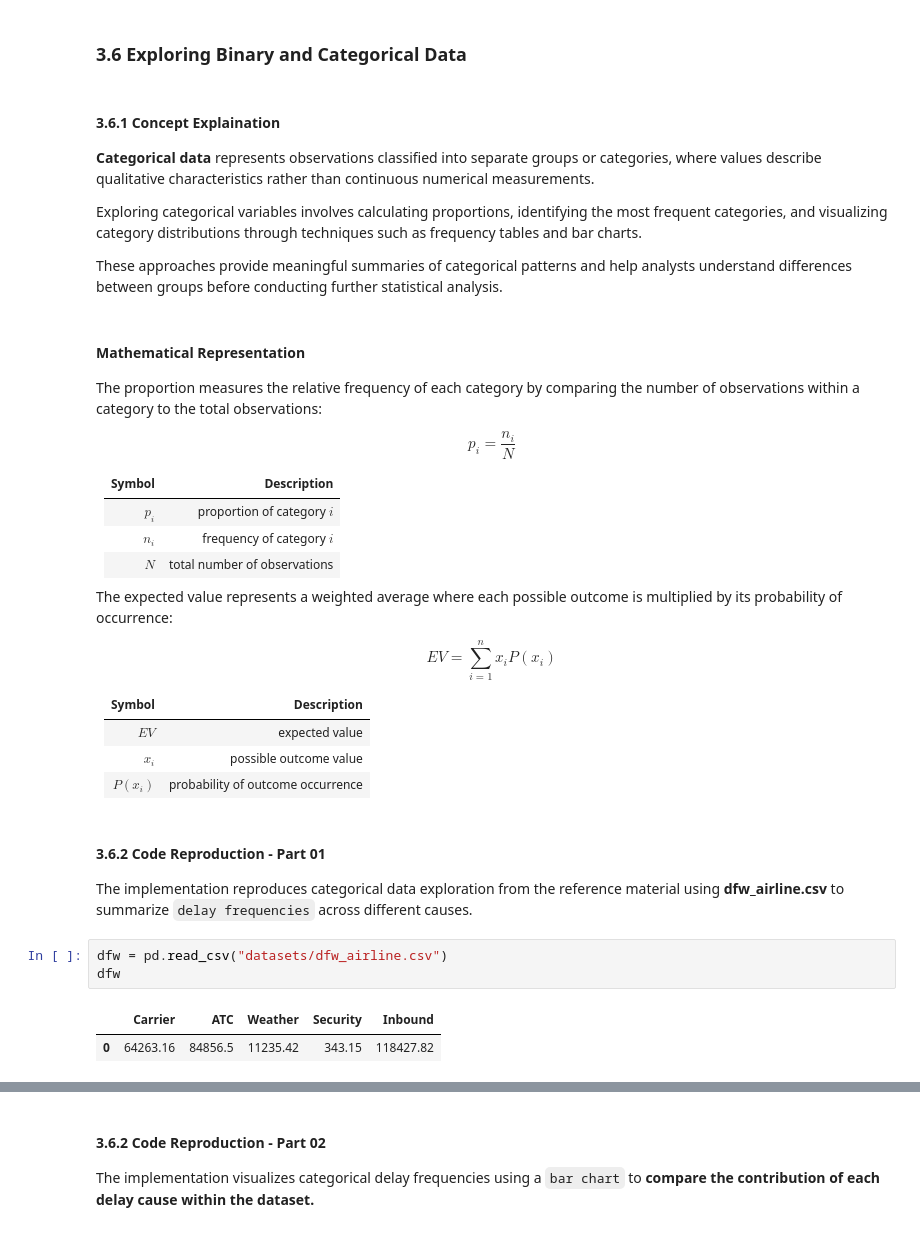
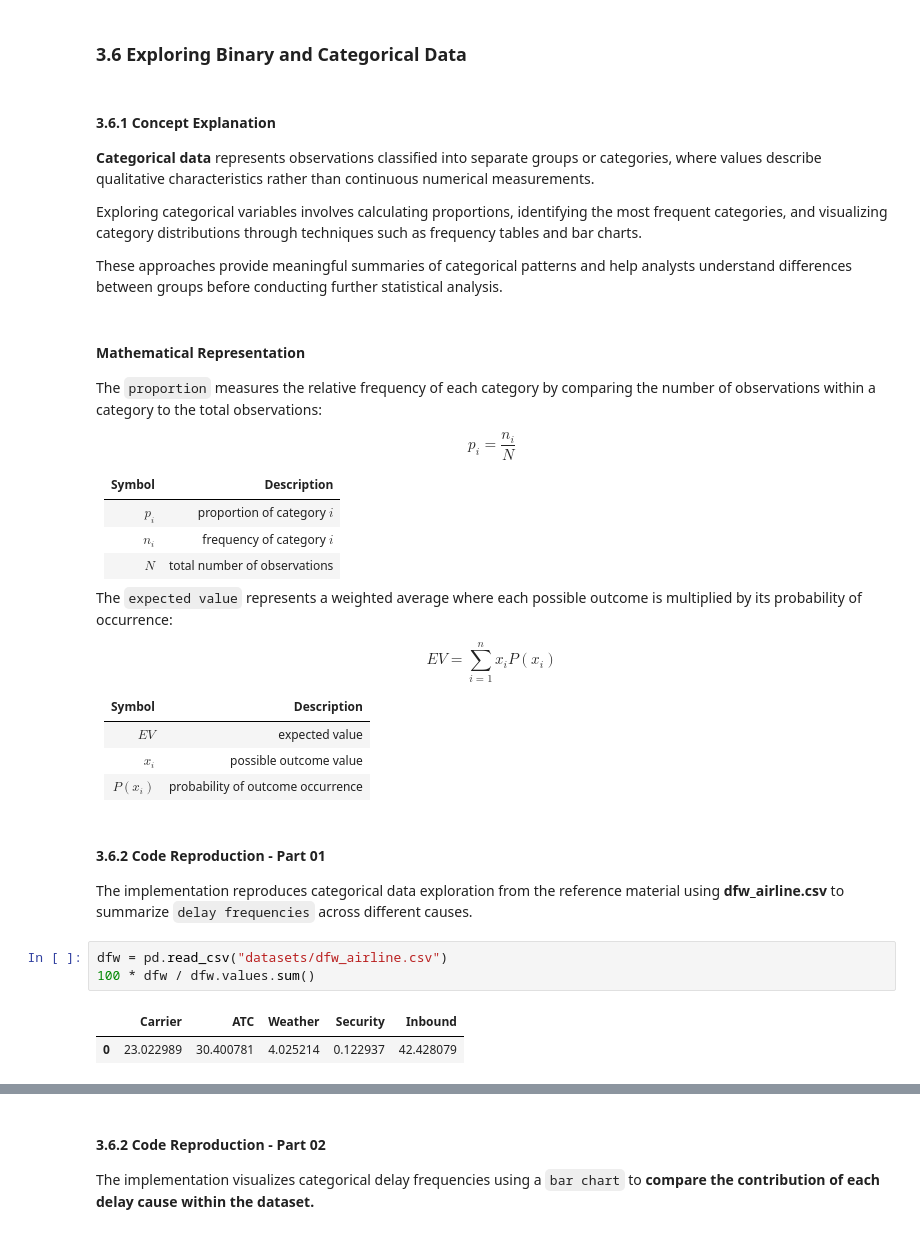
Before and after one commit to kinanpta/Practical-Statistics-for-Data-Scientists, a Jupyter notebook: Chapter01_Exploratory_Data_Analysis.ipynb, the cells around one changed output, grey strips where cells are left out. Saved outputs shown, nothing was run; the diff lists cells and outputs as text.

```diff
--- a/Chapter01_Exploratory_Data_Analysis.ipynb
+++ b/Chapter01_Exploratory_Data_Analysis.ipynb
@@ -471,7 +471,7 @@ The `density plot` confirms that **`Population`** values are concentrated within
 # %% [markdown]
 ### 3.6 Exploring Binary and Categorical Data
 # %% [markdown]
-#### 3.6.1 Concept Explaination
+#### 3.6.1 Concept Explanation
 
 **Categorical data** represents observations classified into separate groups or categories, where values describe qualitative characteristics rather than continuous numerical measurements.
 
@@ -481,7 +481,7 @@ These approaches provide meaningful summaries of categorical patterns and help a
 # %% [markdown]
 #### Mathematical Representation
 
-The proportion measures the relative frequency of each category by comparing the number of observations within a category to the total observations:
+The `proportion` measures the relative frequency of each category by comparing the number of observations within a category to the total observations:
 
 $$
 p_i=\frac{n_i}{N}
@@ -494,7 +494,7 @@ $$
 | $N$ | total number of observations |
 
 
-The expected value represents a weighted average where each possible outcome is multiplied by its probability of occurrence:
+The `expected value` represents a weighted average where each possible outcome is multiplied by its probability of occurrence:
 
 $$
 EV=\sum_{i=1}^{n}x_iP(x_i)
@@ -511,8 +511,8 @@ $$
 The implementation reproduces categorical data exploration from the reference material using **dfw_airline.csv** to summarize `delay frequencies` across different causes.
 # %%
 dfw = pd.read_csv("datasets/dfw_airline.csv")
-dfw
+100 * dfw / dfw.values.sum()
 # %% [output]
 |  | Carrier | ATC | Weather | Security | Inbound |
-| 0 | 64263.16 | 84856.5 | 11235.42 | 343.15 | 118427.82 |
+| 0 | 23.022989 | 30.400781 | 4.025214 | 0.122937 | 42.428079 |
 # %% [markdown]
```
Also changed, not shown: parts of 8 cells of this notebook.
